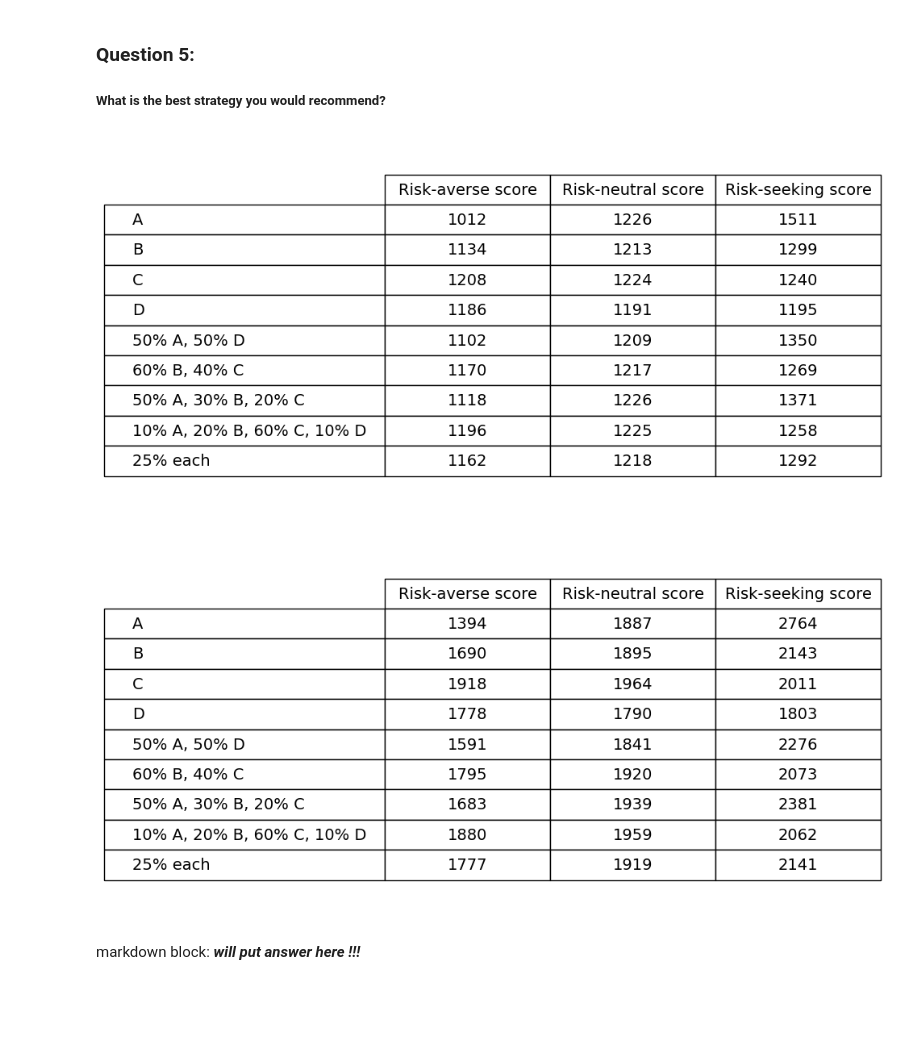
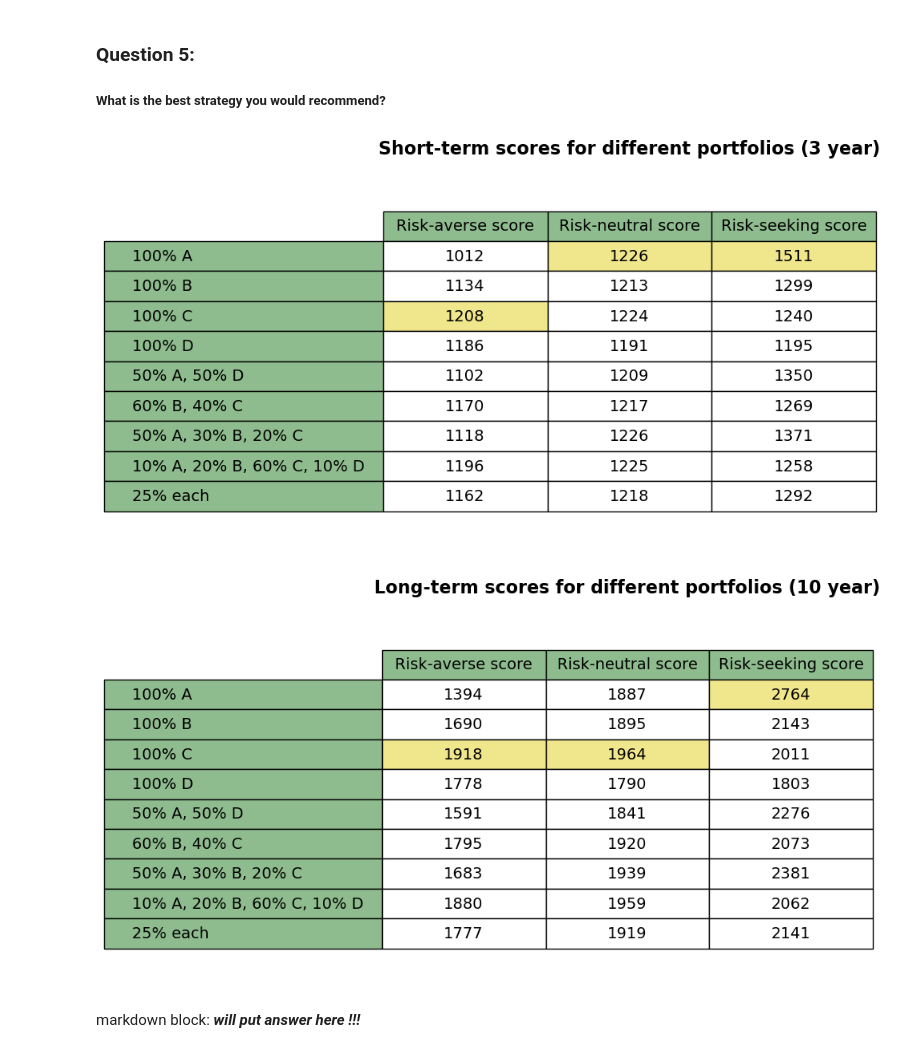
Before and after one commit to myin27/OR442-Term-Project, a Jupyter notebook: project.ipynb, the cells around one changed output. Saved outputs shown, nothing was run; the diff lists cells and outputs as text; code cells hidden in the pictures; blank space fills up the shorter version.

Commit message:
Add coloring to tables in Q5.

```diff
--- a/project.ipynb
+++ b/project.ipynb
@@ -1054,50 +1054,74 @@ plt.show()
 # %%
 fig, ax = plt.subplots()
 ax.axis('off')
 ax.axis('tight')
+ax.set_title("Short-term scores for different portfolios (3 year)", fontweight="bold", fontsize=16, pad=20)
 
 table = ax.table(
     cellText=SHORT_TERM_SCORES,
-    rowLabels=["A", "B", "C", "D", "50% A, 50% D",
+    rowLabels=["100% A", "100% B", "100% C", "100% D", "50% A, 50% D",
                "60% B, 40% C", "50% A, 30% B, 20% C",
                "10% A, 20% B, 60% C, 10% D", "25% each"],
     colLabels=["Risk-averse score", "Risk-neutral score", "Risk-seeking score"],
     cellLoc="center",
-    loc="center"
+    loc="center",
+    rowColours=["darkseagreen"] * len(SHORT_TERM_SCORES),
+    colColours=["darkseagreen"] * 3
 )
 table.auto_set_font_size(False)
 table.set_fontsize(14)
 table.scale(1, 1.8)  # increase row height
 
+# highlighting max score for each column
+risk_averse_max = np.argwhere(np.array(SHORT_TERM_SCORES)[:, 0] == np.max(np.array(SHORT_TERM_SCORES)[:, 0]))[0]
+risk_neutral_max = np.argwhere(np.array(SHORT_TERM_SCORES)[:, 1] == np.max(np.array(SHORT_TERM_SCORES)[:, 1]))[0]
+risk_seeking_max = np.argwhere(np.array(SHORT_TERM_SCORES)[:, 2] == np.max(np.array(SHORT_TERM_SCORES)[:, 2]))[0]
+
+table[int(risk_averse_max[0]) + 1, 0].set_facecolor("khaki")
+table[int(risk_neutral_max[0]) + 1, 1].set_facecolor("khaki")
+table[int(risk_seeking_max[0]) + 1, 2].set_facecolor("khaki")
+
 # remove extra margins so table fills the axes (no gap at the top)
 fig.subplots_adjust(left=0.02, right=0.98, top=0.98, bottom=0.02)
 
 plt.show()
 # %% [output]
-[figure, old version]
+[figure, new version]
 # %%
 fig, ax = plt.subplots()
 ax.axis('off')
 ax.axis('tight')
+ax.set_title("Long-term scores for different portfolios (10 year)", fontweight="bold", fontsize=16, pad=20)
 
 table = ax.table(
     cellText=LONG_TERM_SCORES,
-    rowLabels=["A", "B", "C", "D", "50% A, 50% D",
+    rowLabels=["100% A", "100% B", "100% C", "100% D", "50% A, 50% D",
                "60% B, 40% C", "50% A, 30% B, 20% C",
                "10% A, 20% B, 60% C, 10% D", "25% each"],
     colLabels=["Risk-averse score", "Risk-neutral score", "Risk-seeking score"],
     cellLoc="center",
-    loc="center"
+    loc="center",
+    rowColours=["darkseagreen"] * len(LONG_TERM_SCORES),
+    colColours=["darkseagreen"] * 3
 )
 table.auto_set_font_size(False)
 table.set_fontsize(14)
 table.scale(1, 1.8)  # increase row height
 
+# highlighting max score for each column
+risk_averse_max = np.argwhere(np.array(LONG_TERM_SCORES)[:, 0] == np.max(np.array(LONG_TERM_SCORES)[:, 0]))[0]
+risk_neutral_max = np.argwhere(np.array(LONG_TERM_SCORES)[:, 1] == np.max(np.array(LONG_TERM_SCORES)[:, 1]))[0]
+risk_seeking_max = np.argwhere(np.array(LONG_TERM_SCORES)[:, 2] == np.max(np.array(LONG_TERM_SCORES)[:, 2]))[0]
+
+table[int(risk_averse_max[0]) + 1, 0].set_facecolor("khaki")
+table[int(risk_neutral_max[0]) + 1, 1].set_facecolor("khaki")
+table[int(risk_seeking_max[0]) + 1, 2].set_facecolor("khaki")
+
 # remove extra margins so table fills the axes (no gap at the top)
 fig.subplots_adjust(left=0.02, right=0.98, top=0.98, bottom=0.02)
 
 plt.show()
 # %% [output]
-[figure, old version]
+[figure, new version]
 # %% [markdown]
 markdown block: ***will put answer here !!!***
```
Also changed, not shown: parts of 15 cells of this notebook.
